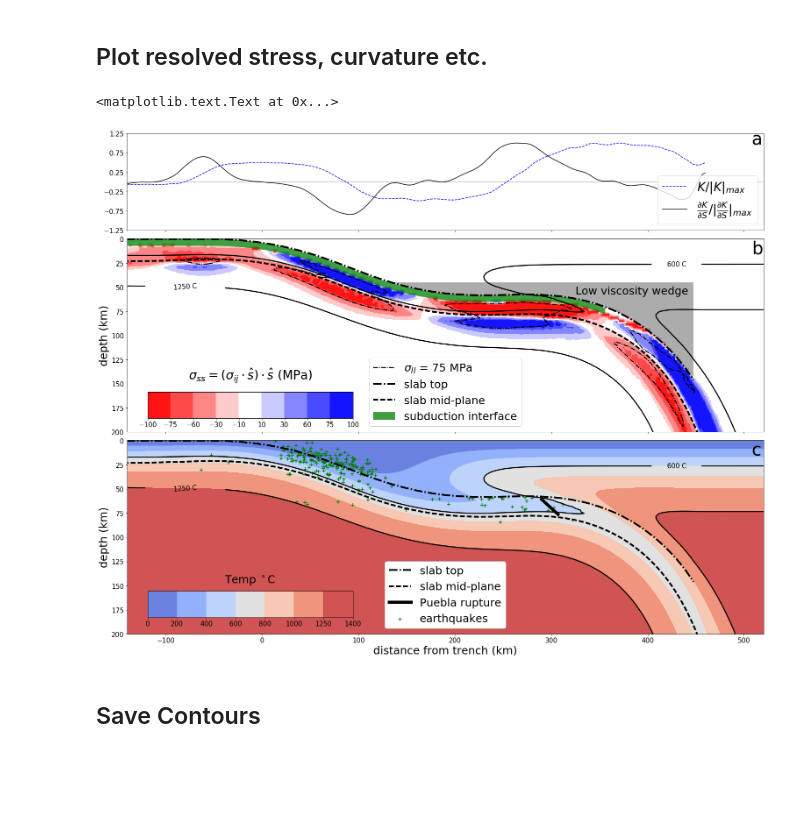
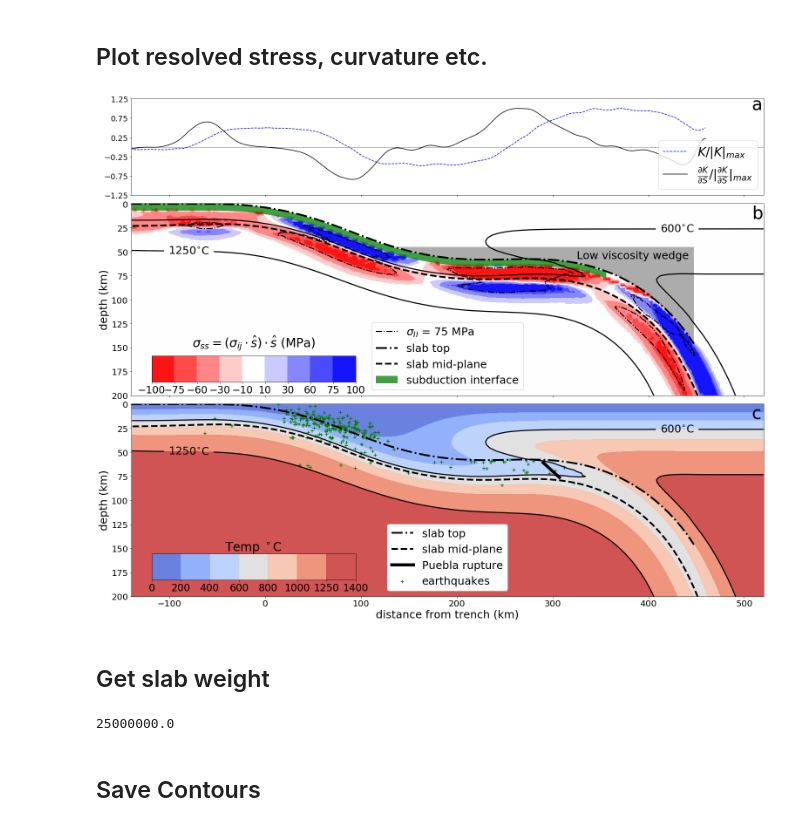
Before and after one commit to dansand/flat_slab, a Jupyter notebook: analysis/stress_curvature.ipynb, the cells around one changed output. Cells and saved outputs as stored; diff of their text form; code cells hidden in the pictures; blank space fills up the shorter version.

```diff
--- a/analysis/stress_curvature.ipynb
+++ b/analysis/stress_curvature.ipynb
@@ -524,8 +554,8 @@ ax1.plot([-1000, -1001],[1000, 1001], label = r'$\sigma_{II}$ = 75 MPa',c= 'k',
 #           manual=[(50,70),], inline_spacing=1)
 
 
-cl = ax1.clabel(CS, fontsize=15, inline=1, fmt='%1.0f' + ' C',
-           manual=[(-80,70),(430, 30)], inline_spacing=-15)
+#cl = ax1.clabel(CS, fontsize=15, inline=1, fmt='%1.0f' + ' C',
+#           manual=[(-80,70),(430, 30)], inline_spacing=-15)
 
 
 #ax1.plot(2900.*sortedData[:,0] - trenchLoc, 2900 - 2900.*sortedData[:,1],
@@ -554,6 +584,9 @@ ax1.set_ylabel('depth (km)', size = 25)
 ax1.grid(False)
 ax1.tick_params(labelsize=15)
 
+cl = ax1.clabel(CS, fontsize=25, inline=1, fmt='%1.0f' + r'$^{\circ}$C',
+           manual=[(-80,70),(430, 30)], inline_spacing=10)
+
 
 ax1.text(325, 57,'Low viscosity wedge', size = 25)
 
@@ -575,7 +608,12 @@ cb1 = colorbar(cb, cax = cbaxes, orientation="horizontal")
 cb1.set_label(r'$\sigma_{ss} =  (\sigma_{ij} \cdot \hat s)\cdot \hat s$ (MPa)', size= 28, labelpad=-140)
 #cb1.set_label(r'$\sigma_{II}$ (signed)', size= 28, labelpad=-140)
 cb1.set_ticks(stressLevels[:])
-cbaxes.tick_params(labelsize=15)
+cbaxes.tick_params(labelsize=23)
+
+#labels = cbaxes.get_xticklabels()
+#for label in labels:
+#    label.set_rotation(0)
+#    label.set_fontsize(23)
 
 ax1.set_aspect('equal')
 ax1.set_xticklabels([])
@@ -600,8 +638,8 @@ CS2 = ax2.tricontour((2900*meshData[:,0]) - trenchLoc, 2900*(1. - meshData[:,1])
 
 
 
-c2 = ax2.clabel(CS2, fontsize=15, inline=1, fmt='%1.0f' + ' C',
-           manual=[(-80,70),(430, 30)], inline_spacing=-15)
+#c2 = ax2.clabel(CS2, fontsize=15, inline=1, fmt='%1.0f' + ' C',
+#           manual=[(-80,70),(430, 30)], inline_spacing=-15)
 
 #these ones for saving the contours in original reference frame
 #CS2 = ax2.tricontour((2900*meshData[:,0]), 2900*(1. - meshData[:,1]),
@@ -613,8 +651,13 @@ c2 = ax2.clabel(CS2, fontsize=15, inline=1, fmt='%1.0f' + ' C',
 cbaxes2 = fig.add_axes([0.15, 0.15, 0.25, 0.04])
 
 cb2 = colorbar(cb2, cax = cbaxes2, orientation="horizontal")
-cb2.set_label(r'Temp $^\circ$C ', size= 25, labelpad=-120)
+cb2.set_label(r'Temp $^\circ$C ', size= 28, labelpad=-120)
 cbaxes2.tick_params(labelsize=15)
+#duplicate?
+labels = cbaxes2.get_xticklabels()
+for label in labels:
+    label.set_rotation(0)
+    label.set_fontsize(23)
 
 #cb2.set_ticks(stressLevels[:])
 
@@ -624,37 +667,52 @@ ax2.plot(dimIntData[:,0] - trenchLoc, dimIntData[:,1],c= 'k', ls = '-.', lw= 4,
 ax2.plot(2900.*sortedData[:,0] - trenchLoc, 2900 - 2900.*sortedData[:,1],
          c= 'k', ls = '--', lw = 4, label = 'slab mid-plane')
 
 
 #290 -60.76315
 #313 -76.26315
 #puebla approx
 #ax2.plot([290,305], [56,71], lw = 7, c='k')
 ax2.plot([290,307], [60.7,76.2], lw = 7, c='k', label='Puebla rupture')
 
 
 ax2.scatter(dfEQ.distance, -1.*dfEQ['adj.depth'], c='g', marker='+', s =80, label = 'earthquakes' )
 #ax2.scatter(dfEQ.distance, -1.*dfEQE['adj.depth'], c='g', marker='o', s =60, label = 'eqs. eastern MFS'  )
 
 leg = ax2.legend(loc = 8, fontsize = 25)
 leg.get_frame().set_alpha(1.0)
 
 
 ax2.set_xlim(-650 - trenchLoc, 10 - trenchLoc)
 ax2.set_ylim(200, -0.5)
 ax2.set_xlabel('distance from trench (km)', size = 25)
 ax2.set_ylabel('depth (km)', size = 25)
 ax2.grid(False)
 ax2.tick_params(labelsize=15)
 
 
+c2 = ax2.clabel(CS2, fontsize=25, inline=1, fmt='%1.0f' + r'$^{\circ}$C',
+           manual=[(-80,70),(430, 30)], inline_spacing=10)
+
+
 ax0.text(508, 0.96, 'a', size = 40)
 ax1.text(508, 15, 'b', size = 40)
 ax2.text(508, 15, 'c', size = 40)
+
+ax0.yaxis.set_tick_params(labelsize=18)
+ax1.yaxis.set_tick_params(labelsize=20)
+ax2.xaxis.set_tick_params(labelsize=20)
+ax2.yaxis.set_tick_params(labelsize=20)
 # %% [output]
-<matplotlib.text.Text at 0x...>
-[figure, old version]
+[figure, new version]
 # %%
 #fig.savefig('stress_curv_3panel.png', dpi=300, bbox_inches='tight')
+# %% [markdown]
+## Get slab weight
+# %%
+#delta rho * width * g #crude estimate
+50.*50e3*10.
+# %% [output]
+25000000.0
 # %% [markdown]
 ## Save Contours
 # %%
```
Also changed, not shown: parts of 19 cells of this notebook, 3 other files.
